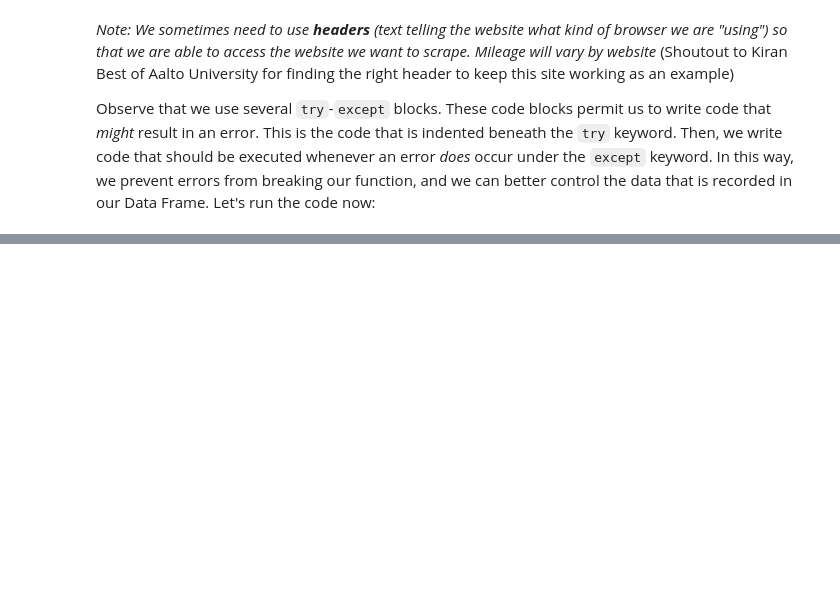
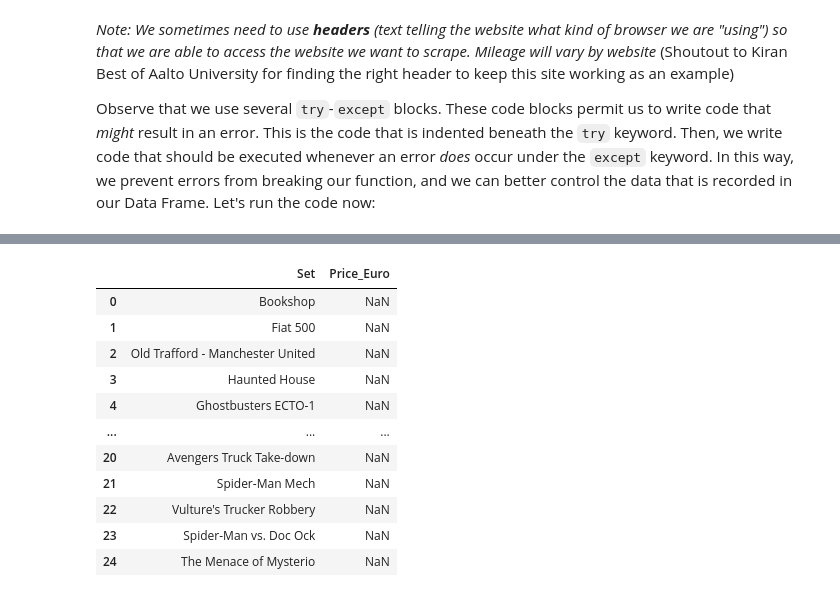
Before and after one commit to Dillon-cel/econ8320-assignment-07, a Jupyter notebook: Lesson.ipynb, the cells around one changed output, grey strips where cells are left out. Saved outputs shown, nothing was run; the diff lists cells and outputs as text; code cells hidden in the pictures; blank space fills up the shorter version.

```diff
--- a/Lesson.ipynb
+++ b/Lesson.ipynb
@@ -272,30 +374,20 @@ Above is the link that I see when I click the "Next" button. This link certainly
 # %%
-nextPage = "https://poshmark.com/category/Women-Bags?max_id=2"
-
 myPage = requests.get(nextPage)
 
 parsed = BeautifulSoup(myPage.text)
-listings = [i for i in soup.find_all('div', class_="card--small")]
+a = [i for i in parsed.find_all('article')]
 
 newData = []
 
-for tile in listings:
+for i in a:
     row = []
+    row.append(i.h1.text)
     try:
-        row.append(tile.find('div', class_="title__condition__container").text.strip())
+        row.append(re.search(r'(\d+.\d+)(\u20AC)', i.find('dt', text="RRP").find_next_sibling().text, re.UNICODE).groups()[0])
     except:
         row.append('')
-    try:
-        row.append(
-            float(
-                re.search(r'(?:[$])(\d{1,3}(?:,\d{3})?)',
-                      tile.find('div', class_="m--t--1").text).groups()[0].replace(",","")
-            )
-        )
-    except:
-        row.append(np.nan)
     newData.append(row)
 
-newData = pd.DataFrame(newData, columns = ['listing', 'price'])
+newData = pd.DataFrame(newData, columns = ['Set', 'Price_Euro'])
 
 newData
@@ -472,4 +1032,6 @@ Please put ALL NECESSARY CODE into the cell below:
 # %%
+#si-exercise
+
 import requests
 from bs4 import BeautifulSoup
 import numpy as np
@@ -478,10 +1040,7 @@ import re
 import time
 
 # A function to collect lego sets from search results on brickset.com
-def poshmark(startURL, page=None):
-    # keep track of what page we are on
-    if page==None:
-        page = 1
+def collectLegoSets(startURL):
     # Add headers to imitate a real browser
     headers = {
         'User-Agent': 'Mozilla/5.0 (Windows NT 10.0; Win64; x64) AppleWebKit/537.36 (KHTML, like Gecko) Chrome/102.0.0.0 Safari/537.36',
@@ -489,57 +1048,63 @@ def poshmark(startURL, page=None):
         'Referer': 'https://www.google.com/'
     }
     # Retrieve starting URL
     myPage = requests.get(startURL)
 
     # Parse the website with Beautiful Soup
-    soup = BeautifulSoup(myPage.text)
+    parsed = BeautifulSoup(myPage.text)
 
     # Grab all sets from the page
-    listings = [i for i in soup.find_all('div', class_="card--small")]
+    a = [i for i in parsed.find_all('article')]
 
     # Create and empty data set
     newData = []
 
     # Iterate over all sets on the page
-    for tile in listings:
+    for i in a:
         row = []
+        # Add the set name to the row of data
+        row.append(i.h1.text)
         try:
-            row.append(tile.find('div', class_="title__condition__container").text.strip())
+            # Extract price and translate to a floating point number from string, append to row IF PRICE EXISTS
+            row.append(float(re.search(r'(\d+.\d+)(\u20AC)', i.find('dt', text="RRP").find_next_sibling().text, re.UNICODE).groups()[0]))
         except:
-            row.append('')
-        try:
-            row.append(
-                float(
-                    re.search(r'(?:[$])(\d{1,3}(?:,\d{3})?)',
-                          tile.find('div', class_="m--t--1").text).groups()[0].replace(",","")
-                )
-            )
-        except:
+            # Missing value for sets with no price, append to row IF NO PRICE EXISTS
             row.append(np.nan)
-        branel = tile.find('div',class_="tc--b td--ul")
-        if branel and isinstance(branel.text,str):
-         row.append(branel.text.strip())
-        else:
-          row.append("data missing")
+
         # Add the row of data to the dataset
         newData.append(row)
 
-    newData = pd.DataFrame(newData, columns = ['listing', 'price','brand'])
+    newData = pd.DataFrame(newData, columns = ['Set', 'Price_Euro'])
 
-    # Until we have processed 5 pages, grab the next page of results
-    if page<5:
+    # Check if there are more results on the "next" page
+    try:
+        nextPage = parsed.find('li', class_="next").a['href']
+    except:
+        nextPage = None
+
+    # If there is another page of results, grab it and combine
+    if nextPage:
         # Tell our program not to load new pages too fast by "sleeping" for two seconds before
         #   going to the next page
         time.sleep(2)
         # Merge current data with next page
-        page += 1
-        nextPage = f"https://poshmark.com/category/Women-Bags?max_id={page}"
-        print(nextPage)
-        return pd.concat([newData, poshmark(nextPage, page=page)], axis=0).reset_index(drop=True)
+        return pd.concat([newData, collectLegoSets(nextPage)], axis=0)
     # Otherwise return the current data
     else:
         return newData
-bags = poshmark("https://poshmark.com/category/Women-Bags")
+lego2020 = collectLegoSets("https://brickset.com/sets/year-2020")
 
-bags
+lego2020
 # %% [output]
+|  | Set | Price_Euro |
+| 0 | Bookshop | NaN |
+| 1 | Fiat 500 | NaN |
+| 2 | Old Trafford - Manchester United | NaN |
+| 3 | Haunted House | NaN |
+| 4 | Ghostbusters ECTO-1 | NaN |
+| ... | ... | ... |
+| 20 | Avengers Truck Take-down | NaN |
+| 21 | Spider-Man Mech | NaN |
+| 22 | Vulture's Trucker Robbery | NaN |
+| 23 | Spider-Man vs. Doc Ock | NaN |
+| 24 | The Menace of Mysterio | NaN |
```
Also changed, not shown: parts of 54 cells of this notebook.
